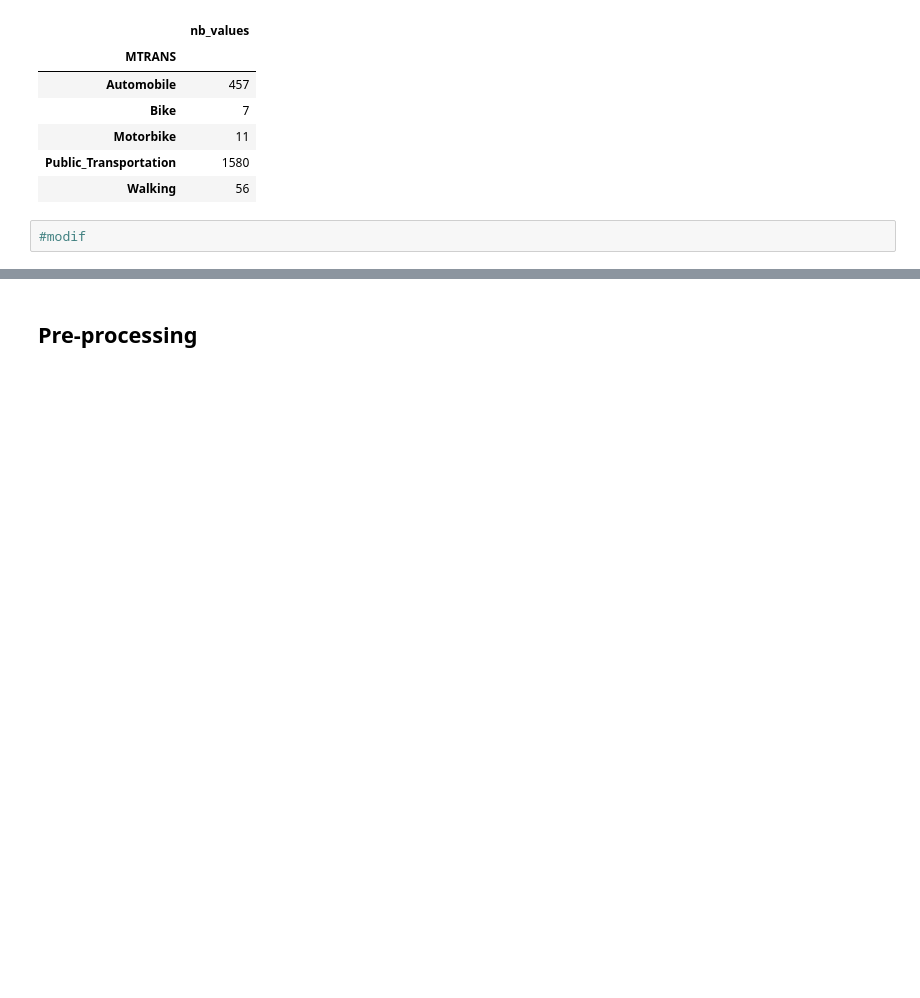
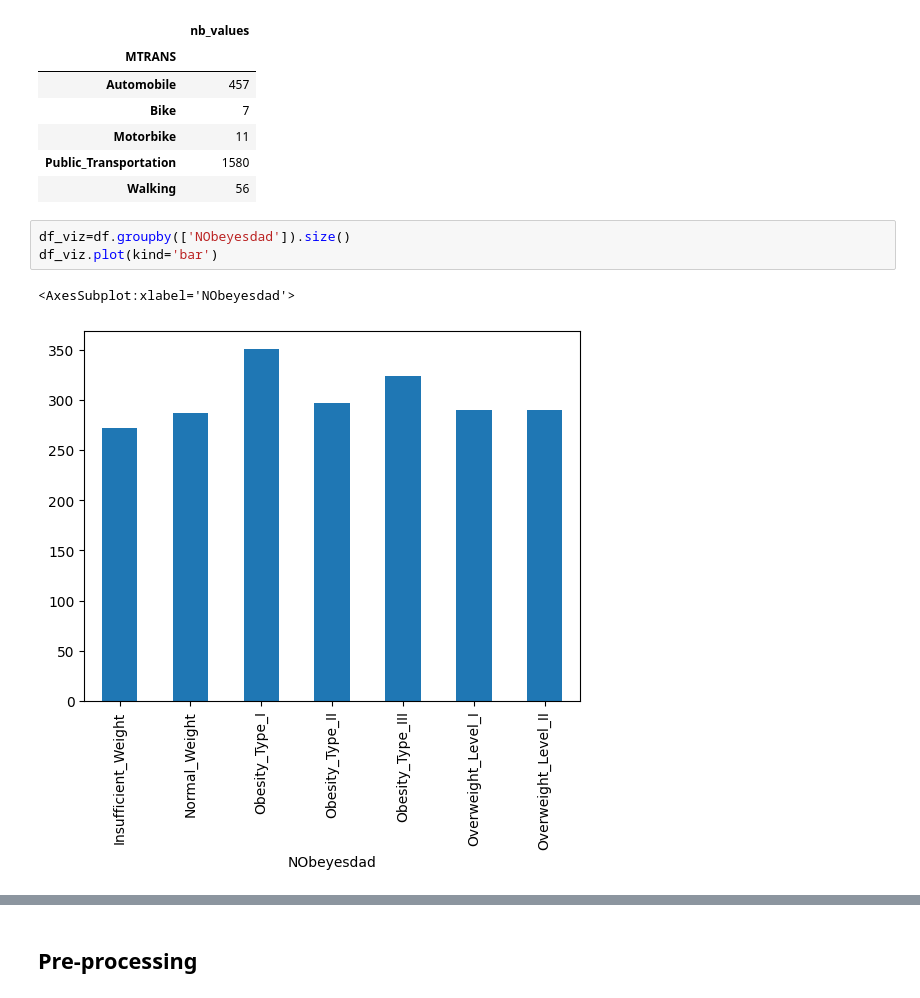
Before and after one commit to lolammrn/Python_project, a Jupyter notebook: Obesity.ipynb, the cells around one changed output, grey strips where cells are left out. Cells and saved outputs as stored; diff of their text form; blank space fills up the shorter version.

Commit message:
graph

```diff
--- a/Obesity.ipynb
+++ b/Obesity.ipynb
@@ -97,5 +97,9 @@ df.groupby('MTRANS').agg(nb_values=('MTRANS','count'))
 | Motorbike | 11 |
 | Public_Transportation | 1580 |
 | Walking | 56 |
-# %%
-#modif
+# %%
+df_viz=df.groupby(['NObeyesdad']).size()
+df_viz.plot(kind='bar')
+# %% [output]
+<AxesSubplot:xlabel='NObeyesdad'>
+[figure, added]
```
Also changed, not shown: parts of 1 cell of this notebook.
